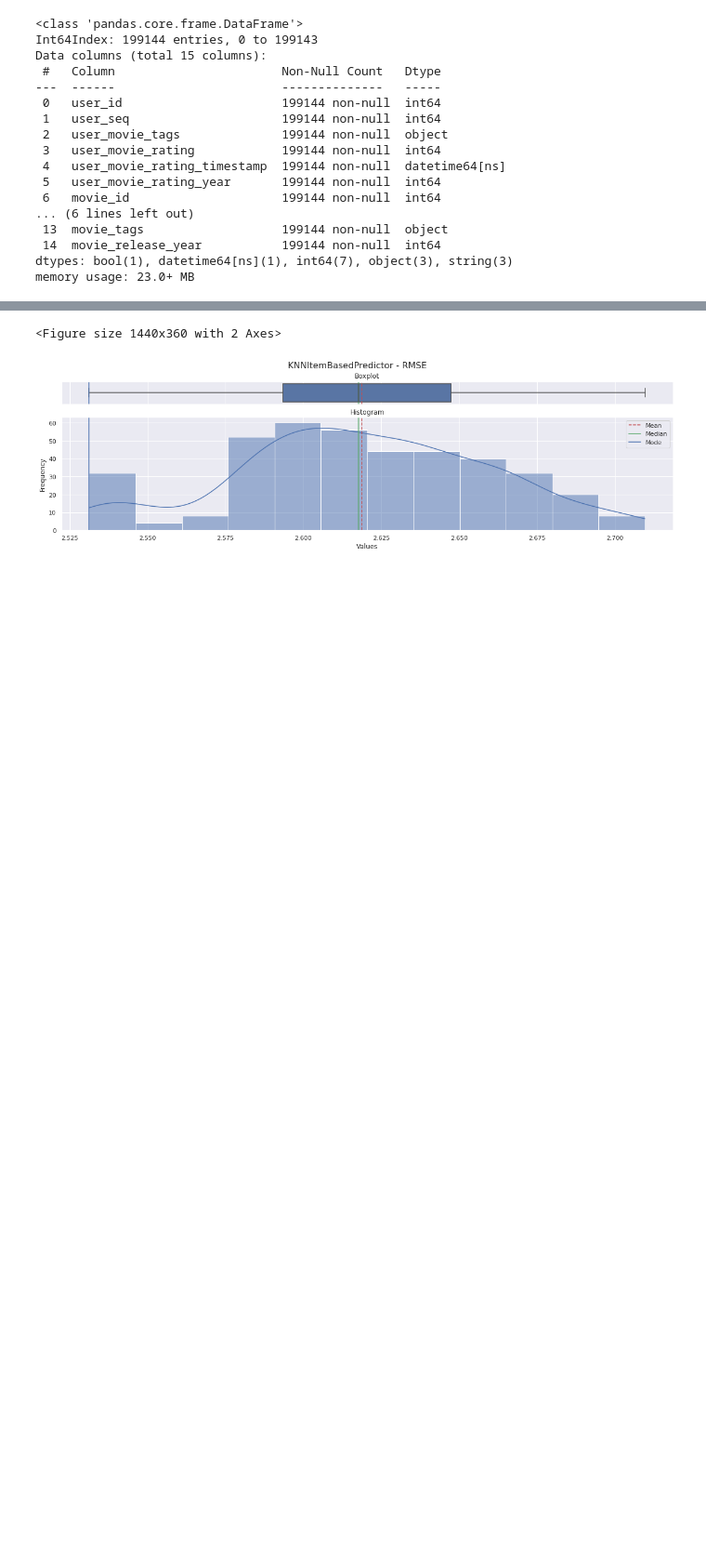
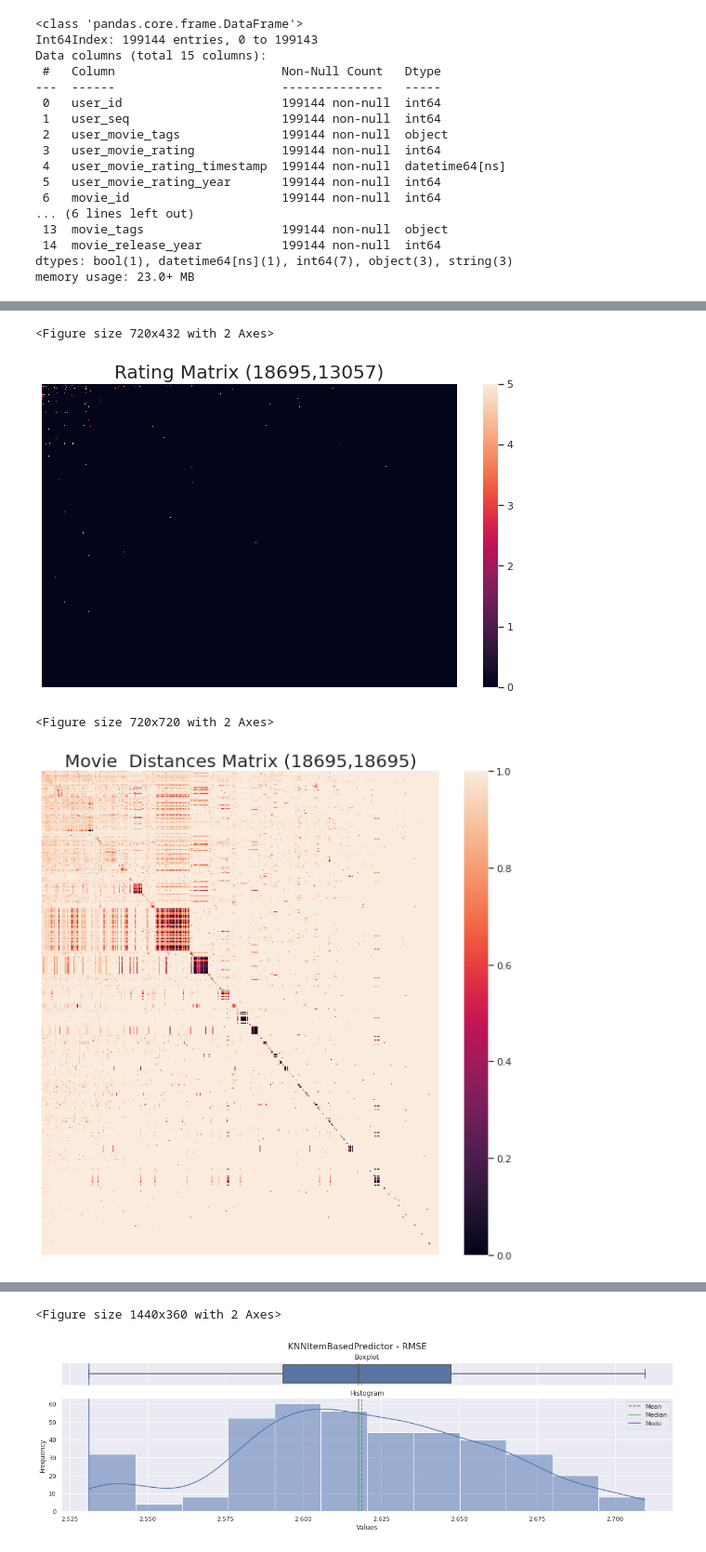
Before and after one commit to adrianmarino/thesis-paper, a Jupyter notebook: notebooks/models_knn.ipynb, the cells around one changed output, grey strips where cells are left out. Shown at 93% size. Saved outputs shown, nothing was run; the diff lists cells and outputs as text; code cells hidden in the pictures; blank space fills up the shorter version.

```diff
--- a/notebooks/models_knn.ipynb
+++ b/notebooks/models_knn.ipynb
@@ -106,10 +110,14 @@ user_predictor = ml.KNNUserBasedPredictor.from_data_frame(
 # %%
 item_predictor = ml.KNNItemBasedPredictor.from_data_frame(
     data          = train_set.data,
     user_seq_col  = 'user_seq',
     movie_seq_col = 'movie_seq',
     rating_col    = 'user_movie_rating',
     distance      = ml.CosineDistance()
 )
-
-# item_predictor.plot()
+item_predictor.plot()
+# %% [output]
+<Figure size 720x432 with 2 Axes>
+[figure, added]
+<Figure size 720x720 with 2 Axes>
+[figure, added]
```
Also changed, not shown: parts of 7 cells of this notebook, 4 other files.
